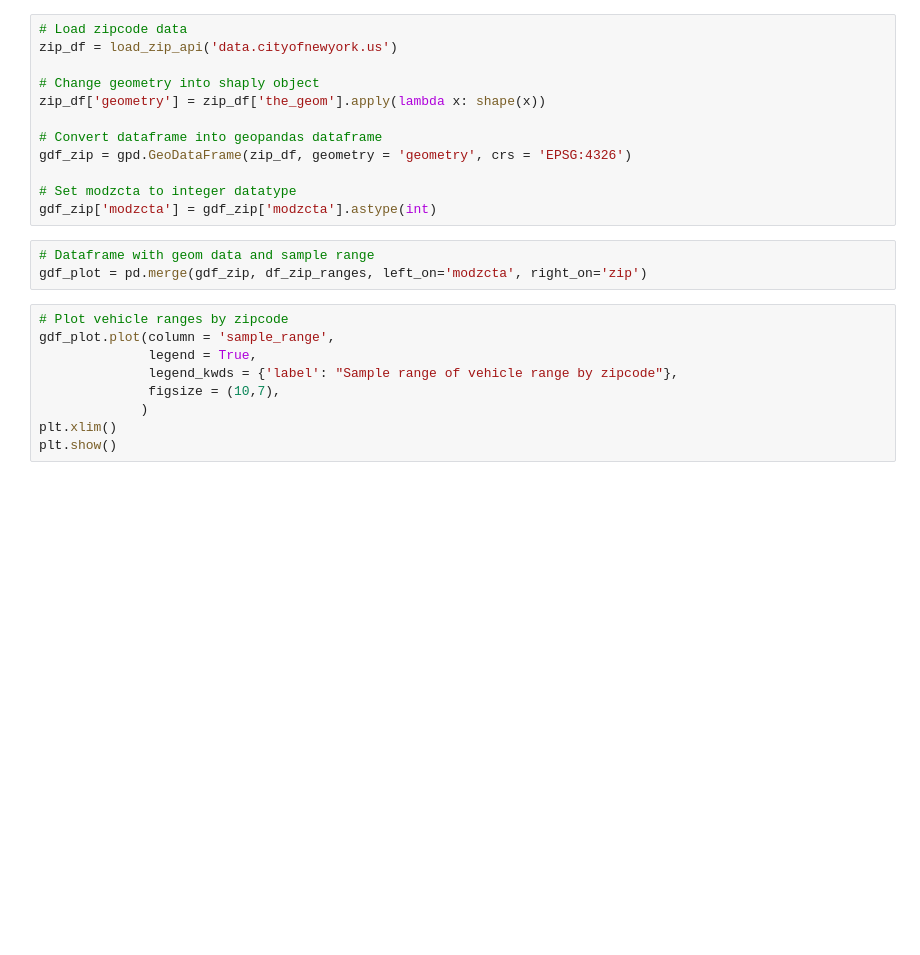
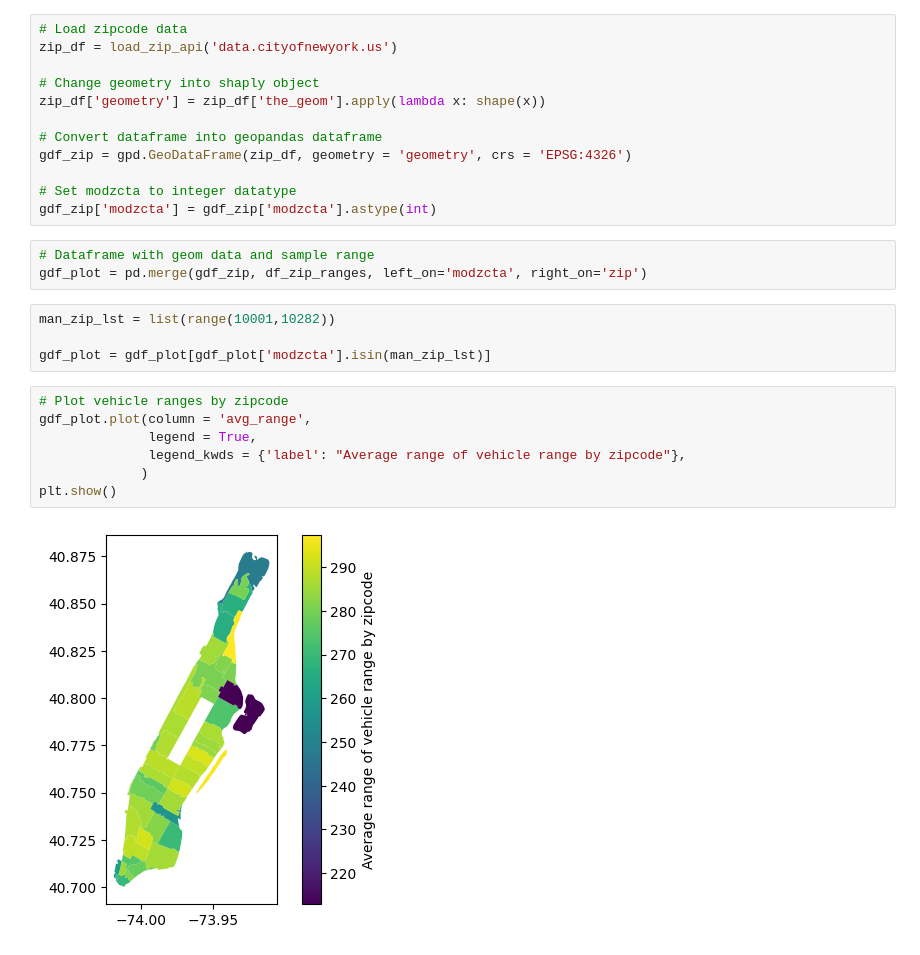
Before and after one commit to ct-spec-res/ev-load-forecast-nyc, a Jupyter notebook: src/vehicle-characteristics/nys-dmv.ipynb, the cells around one changed output. Cells and saved outputs as stored; diff of their text form; blank space fills up the shorter version.

```diff
--- a/src/vehicle-characteristics/nys-dmv.ipynb
+++ b/src/vehicle-characteristics/nys-dmv.ipynb
@@ -201,15 +199,19 @@ gdf_zip['modzcta'] = gdf_zip['modzcta'].astype(int)
 # %%
 # Dataframe with geom data and sample range
 gdf_plot = pd.merge(gdf_zip, df_zip_ranges, left_on='modzcta', right_on='zip')
+# %%
+man_zip_lst = list(range(10001,10282))
+
+gdf_plot = gdf_plot[gdf_plot['modzcta'].isin(man_zip_lst)]
 # %%
 # Plot vehicle ranges by zipcode
-gdf_plot.plot(column = 'sample_range',
+gdf_plot.plot(column = 'avg_range',
               legend = True,
-              legend_kwds = {'label': "Sample range of vehicle range by zipcode"},
-              figsize = (10,7),
+              legend_kwds = {'label': "Average range of vehicle range by zipcode"},
              )
-plt.xlim()
 plt.show()
+# %% [output]
+[figure, added]
 # %%
 # Example distribution plot
 mu = df_zip_ranges['avg_range'][0]
```
Also changed, not shown: parts of 2 cells of this notebook, 1 other file.
